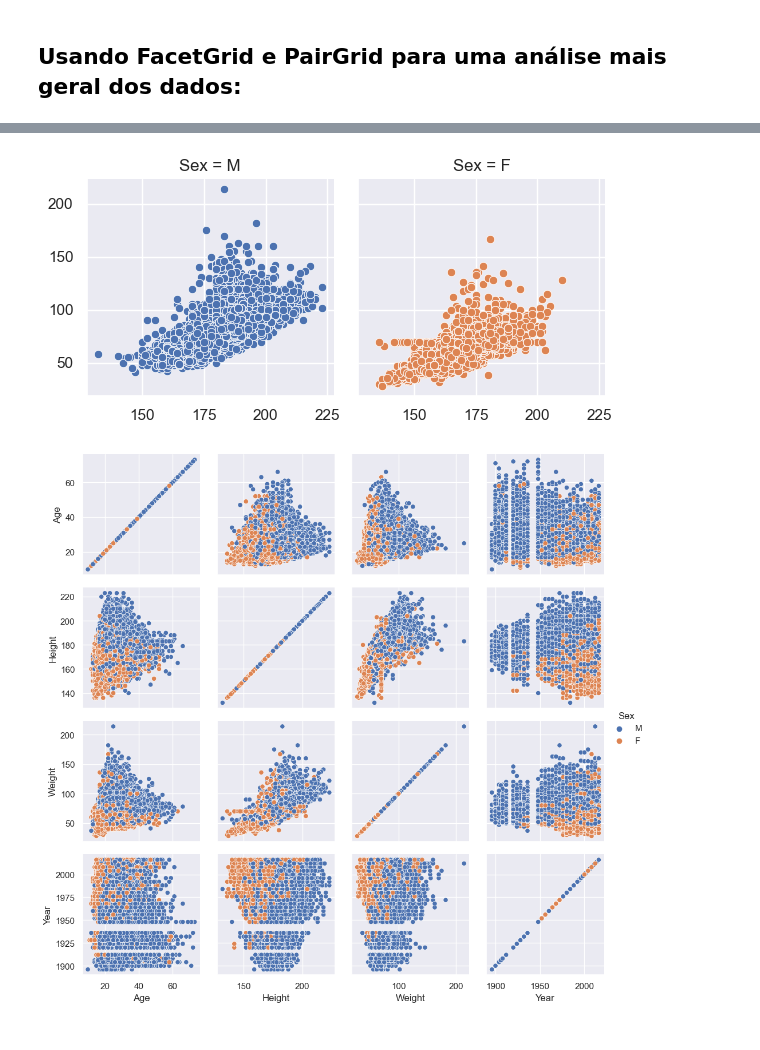
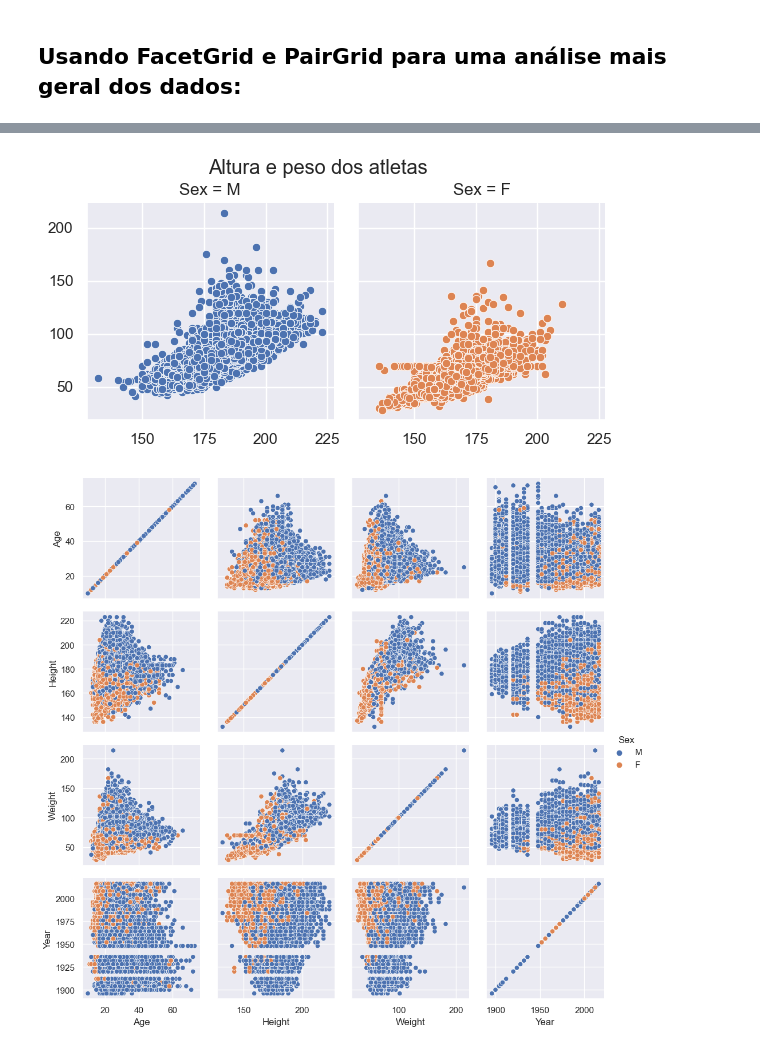
Before and after one commit to dnlfrozi/Projetinho-de-Limpeza, a Jupyter notebook: análise.ipynb, the cells around one changed output, grey strips where cells are left out. Saved outputs shown, nothing was run; the diff lists cells and outputs as text; code cells hidden in the pictures.

```diff
--- a/análise.ipynb
+++ b/análise.ipynb
@@ -249,9 +251,10 @@ plt.show()
 # %%
 g = sns.FacetGrid(df_oly, col="Sex",hue= "Sex", margin_titles=True)
 g.map_dataframe(sns.scatterplot, x="Height", y="Weight")
+g.fig.suptitle("Altura e peso dos atletas", x= 0.48, y=1.02)
 plt.show()
 # %% [output]
-[figure, old version]
+[figure, new version]
 # %%
 df_index= df_oly.copy()
 df_index.set_index("Athlete_ID", inplace=True)
```
Also changed, not shown: parts of 8 cells of this notebook.
